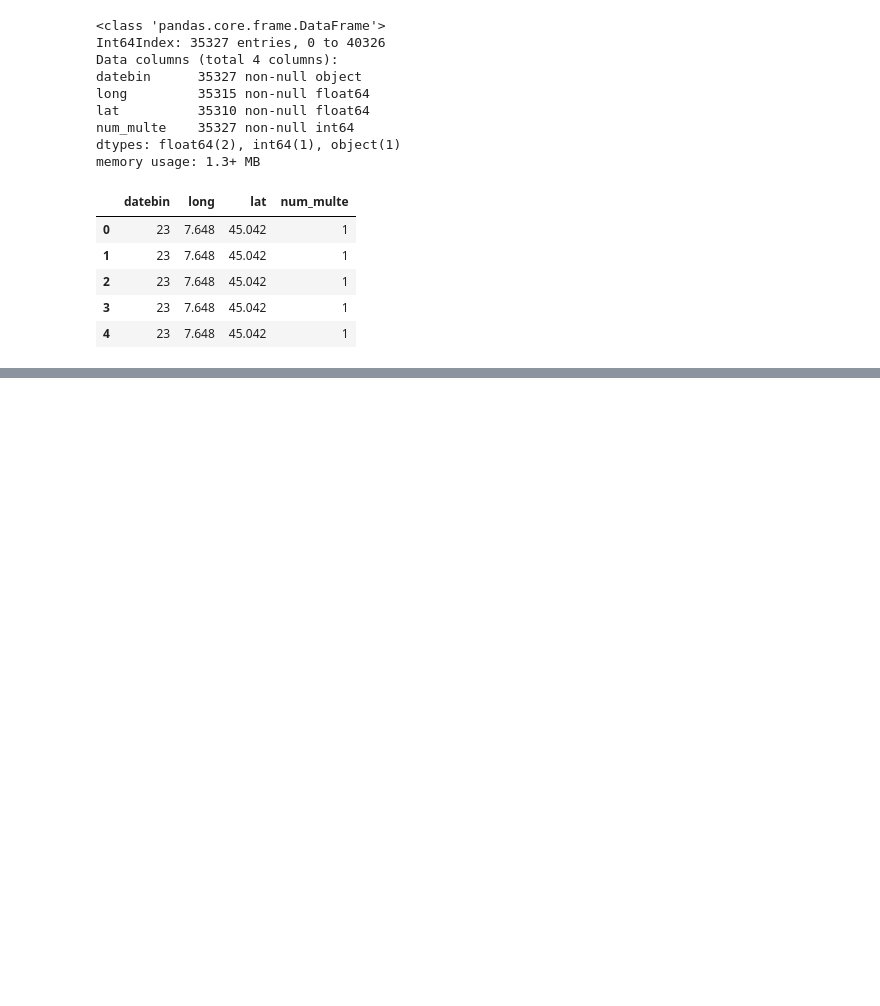
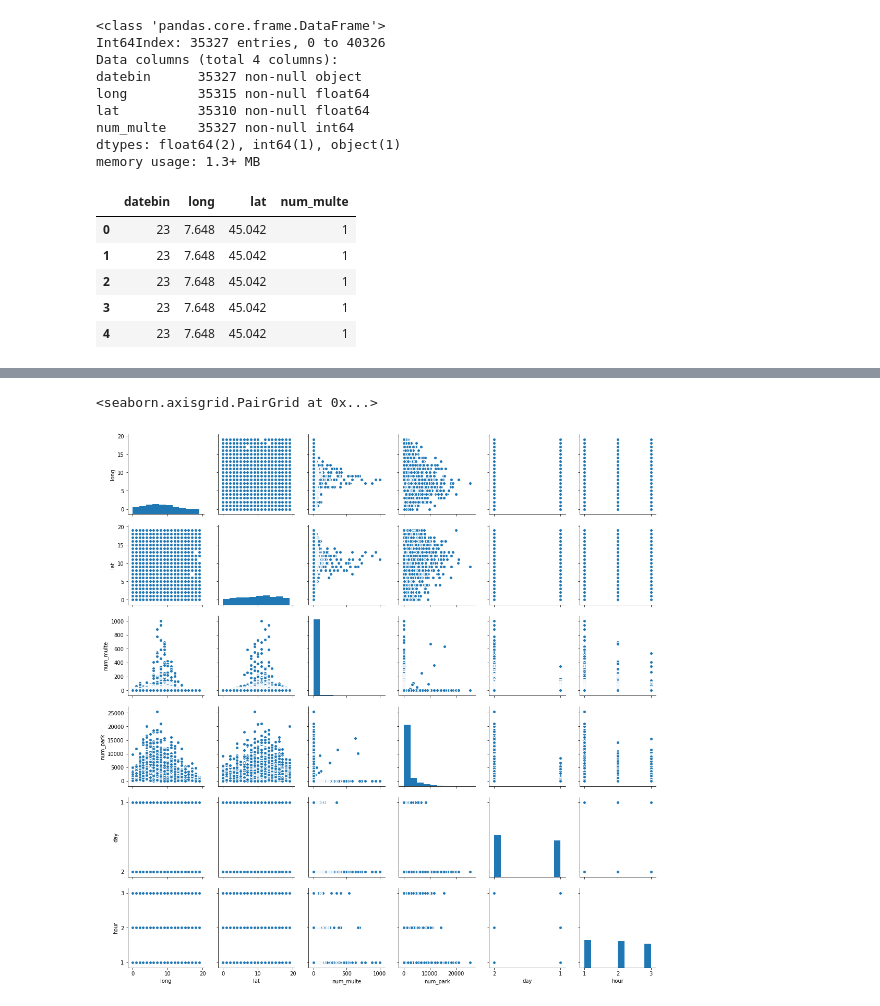
Before and after one commit to Vem-Solutions-spa/dataset-vem_event, a Jupyter notebook: Pier/bin dataset park e multe.ipynb, the cells around one changed output, grey strips where cells are left out. Drawn from its saved outputs; the diff is of its cells as text; code cells hidden in the pictures; blank space fills up the shorter version.

```diff
--- a/Pier/bin dataset park e multe.ipynb
+++ b/Pier/bin dataset park e multe.ipynb
@@ -135,0 +138,7 @@ KeyError: '23'
+# %%
+print(park.size)
+park = park.groupby(["datebin","long","lat"]).agg({"num_park":'sum'}).reset_index()
+park = park.set_index(["datebin","long","lat"], drop=True)
+
+print(park.size)
+park
@@ -147,0 +195,3 @@ joined
+# %%
+joined = joined.reset_index()
+joined.head()
@@ -147,0 +205,9 @@ joined
+# %%
+joined.long = pd.cut(joined.long, 20, labels=range(20))
+joined.lat = pd.cut(joined.lat, 20, labels=range(20))
+# %%
+j2 = joined.datebin.str.extract('(?P<day>\d)(?P<hour>\d)', expand=True)
+joined1 = pd.concat([joined, j2], axis=1)
+joined1.drop('datebin', axis=1, inplace=True)
+
+joined1.head()
@@ -147,0 +221,5 @@ joined
+# %%
+sb.pairplot(joined1)
+# %% [output]
+<seaborn.axisgrid.PairGrid at 0x...>
+[figure, added]
```
Also changed, not shown: parts of 13 cells of this notebook, 2 other files.
